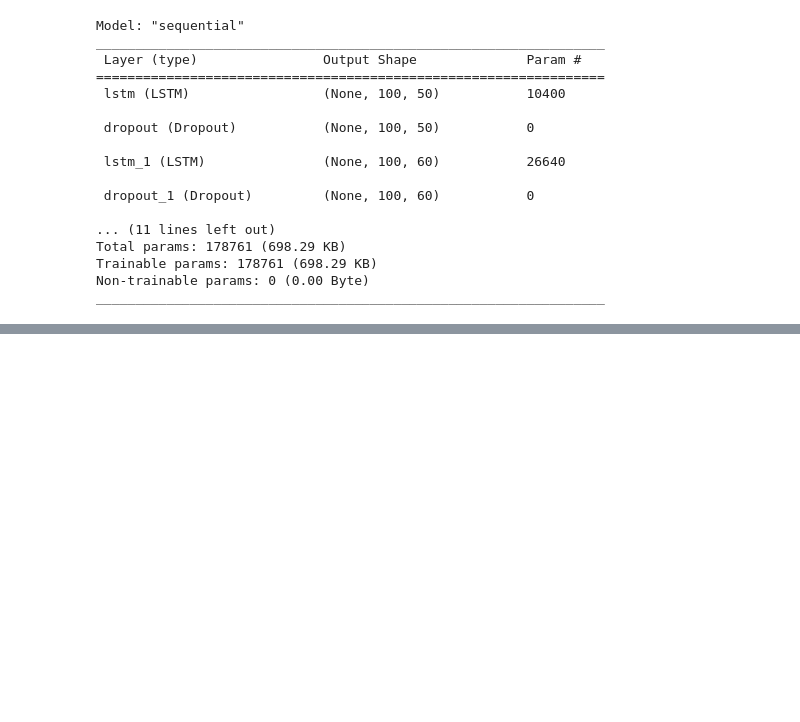
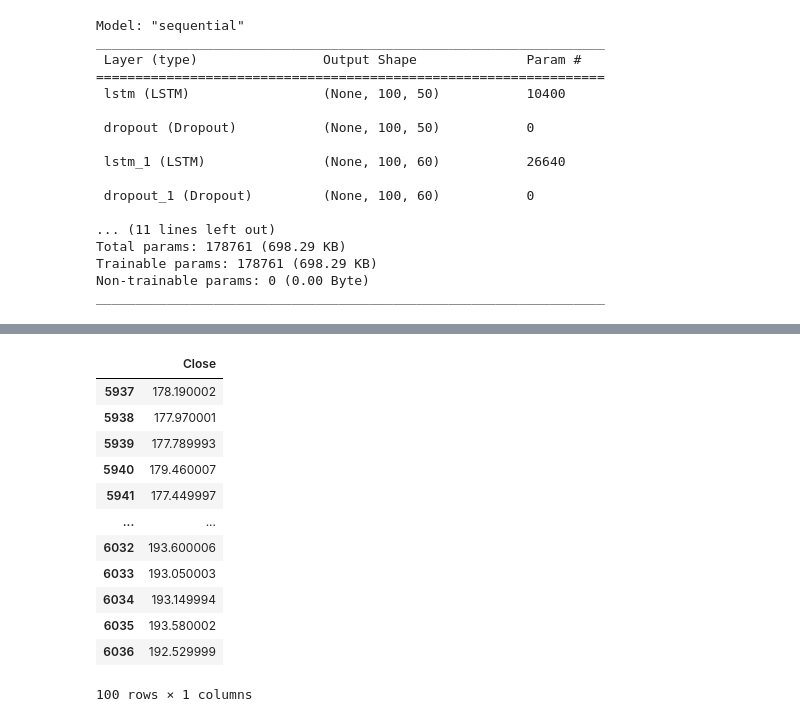
Before and after one commit to MohitM-G/Stock-Trend-Prediction, a Jupyter notebook: STP.ipynb, the cells around one changed output, grey strips where cells are left out. Drawn from its saved outputs; the diff is of its cells as text; code cells hidden in the pictures; blank space fills up the shorter version.

```diff
--- a/STP.ipynb
+++ b/STP.ipynb
@@ -254,0 +271,16 @@ Epoch 50/50
+# %%
+data_testing.tail(100)
+# %% [output]
+|  | Close |
+| 5937 | 178.190002 |
+| 5938 | 177.970001 |
+| 5939 | 177.789993 |
+| 5940 | 179.460007 |
+| 5941 | 177.449997 |
+| ... | ... |
+| 6032 | 193.600006 |
+| 6033 | 193.050003 |
+| 6034 | 193.149994 |
+| 6035 | 193.580002 |
+| 6036 | 192.529999 |
+100 rows × 1 columns
```
Also changed, not shown: parts of 19 cells of this notebook, 6 other files.
